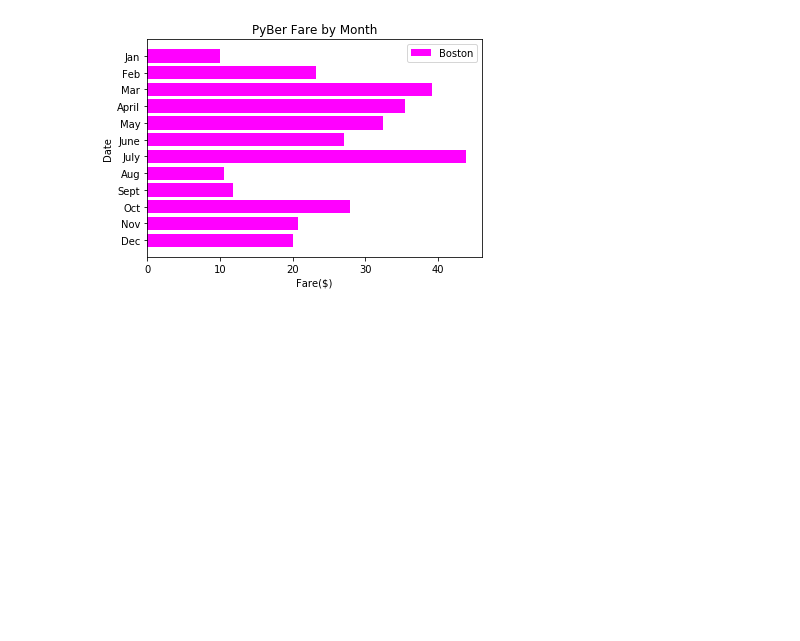
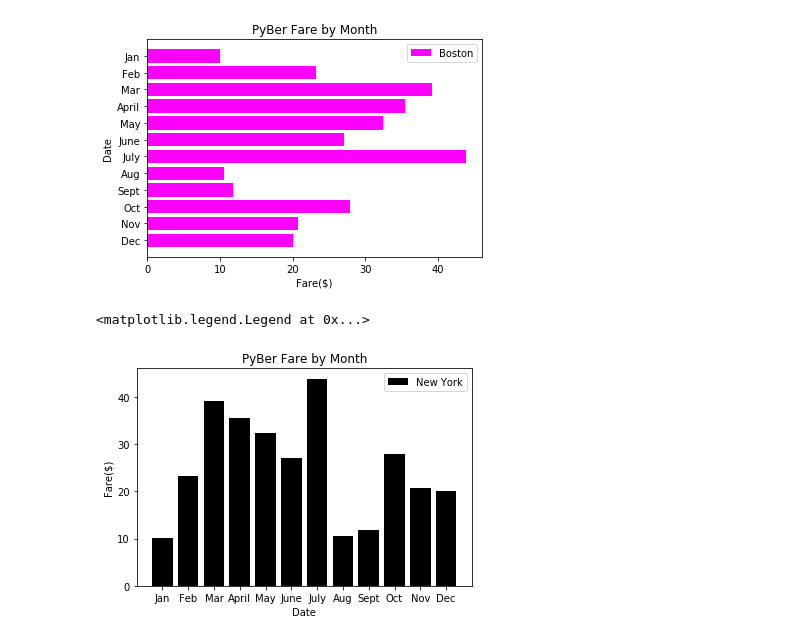
Before and after one commit to tranchan72/PyBer_Analysis, a Jupyter notebook: Pyber_practice.ipynb, the cells around one changed output. Cells and saved outputs as stored; diff of their text form; code cells hidden in the pictures; blank space fills up the shorter version.

```diff
--- a/Pyber_practice.ipynb
+++ b/Pyber_practice.ipynb
@@ -132,3 +138,14 @@ plt.legend()
 # %% [output]
 <matplotlib.legend.Legend at 0x...>
 [figure]
+# %%
+# Create the plot with ax.plt()
+fig, ax = plt.subplots()
+ax.bar(x_axis, y_axis, color="black", label='New York')
+ax.set_xlabel('Date')
+ax.set_ylabel('Fare($)')
+ax.set_title("PyBer Fare by Month")
+ax.legend()
+# %% [output]
+<matplotlib.legend.Legend at 0x...>
+[figure, added]
```
Also changed, not shown: parts of 36 cells of this notebook, 1 other file.
